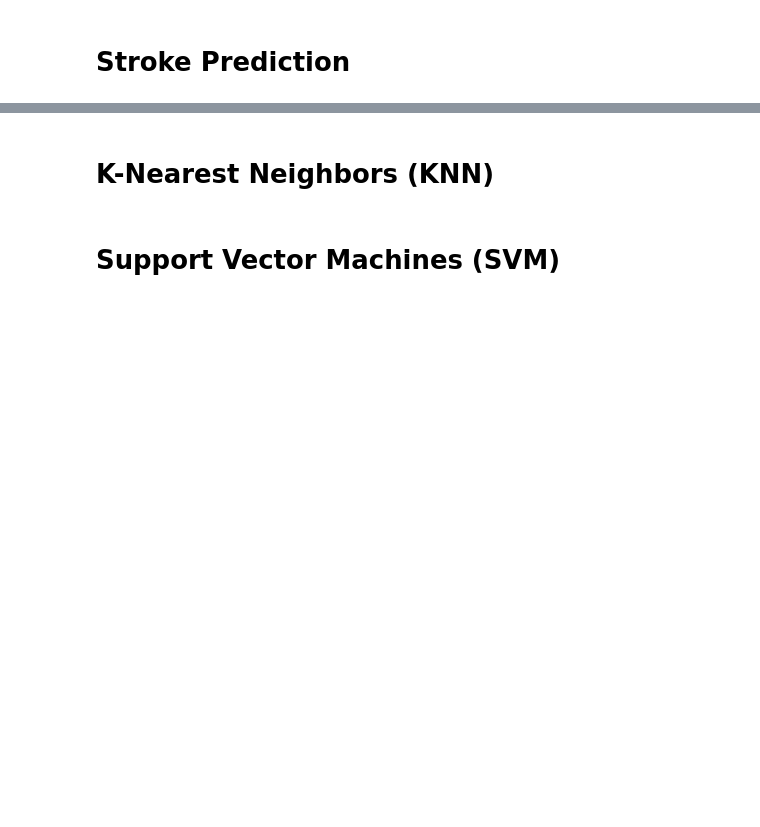
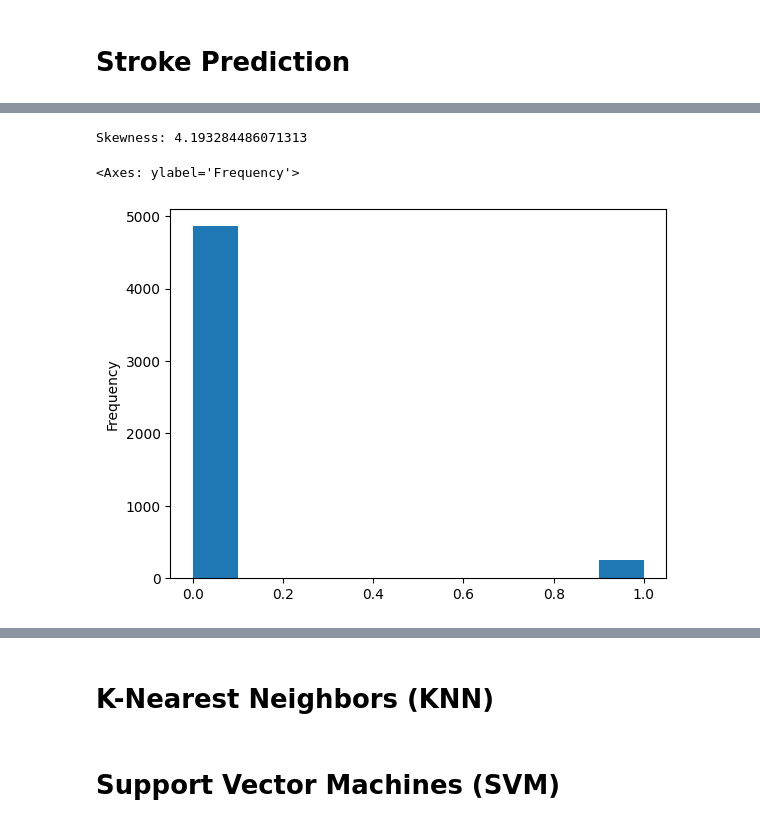
Before and after one commit to prvshkmr/prvshkmr.github.io, a Jupyter notebook: Stroke_Predication.ipynb, the cells around one changed output, grey strips where cells are left out. Cells and saved outputs as stored; diff of their text form; code cells hidden in the pictures; blank space fills up the shorter version.

```diff
--- a/Stroke_Predication.ipynb
+++ b/Stroke_Predication.ipynb
@@ -111,0 +208,11 @@ dtype: float64
+# %%
+# Print the skewness of the 'stroke' column
+print(f"Skewness: {df['stroke'].skew()}")  # Skewness indicates the asymmetry of the distribution of data in the 'stroke' column
+# %% [output]
+Skewness: 4.193284486071313
+# %%
+# Plot a histogram of the 'stroke' column with custom y-axis range
+df['stroke'].plot(kind='hist')
+# %% [output]
+<Axes: ylabel='Frequency'>
+[figure, added]
```
Also changed, not shown: parts of 37 cells of this notebook.
